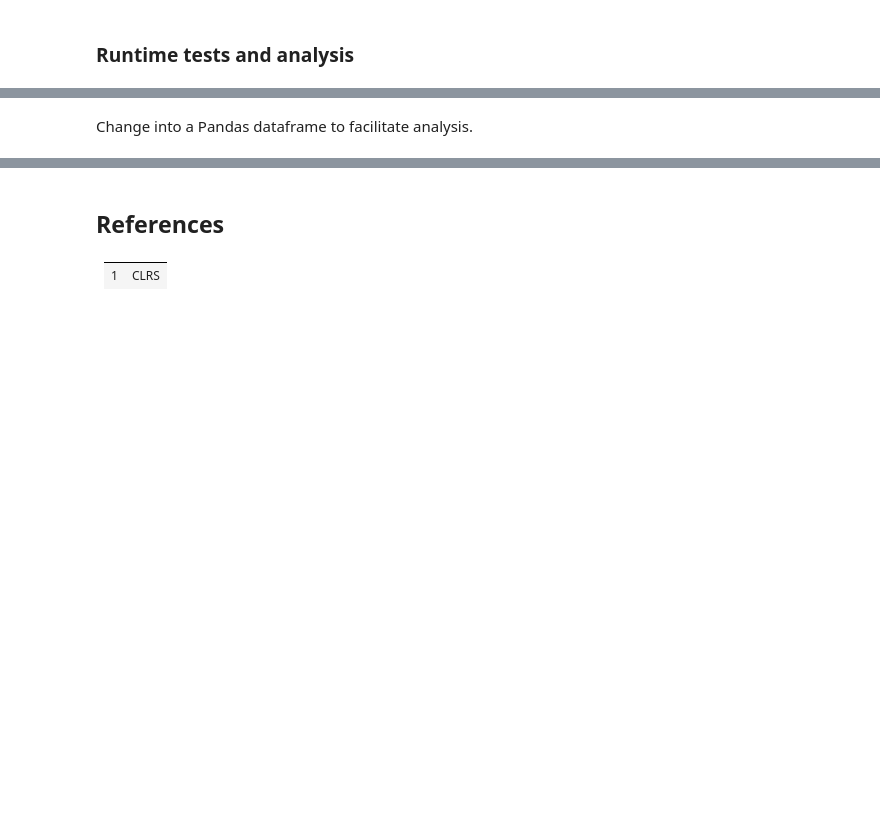
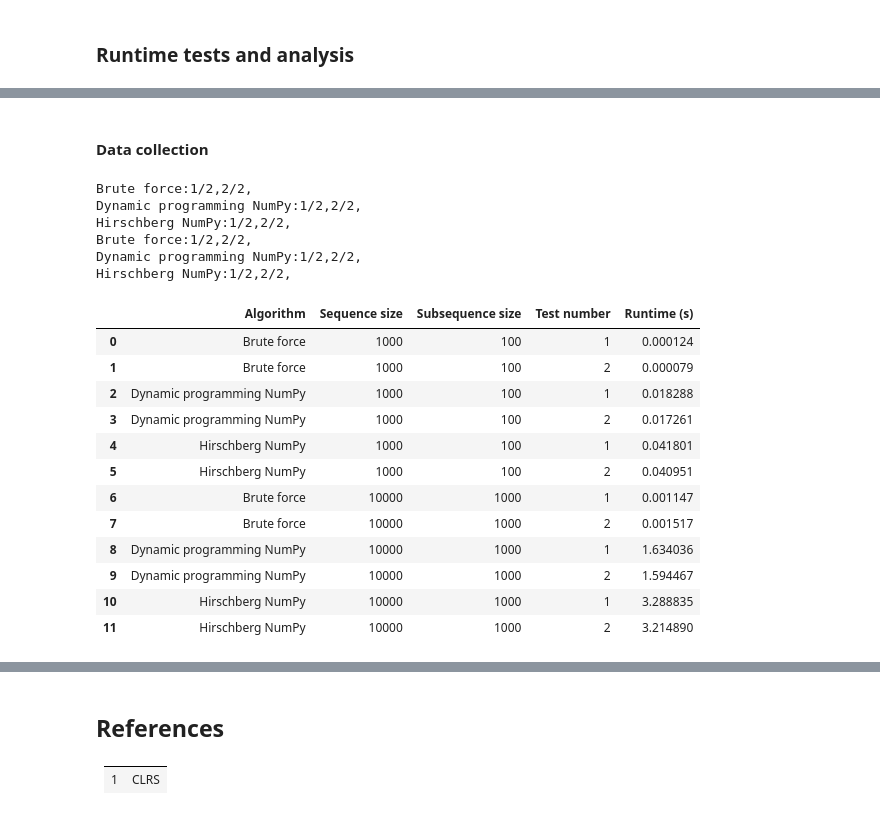
Before and after one commit to fau-masters-collected-works-cgarbin/cot6405-analysis-of-algorithms, a Jupyter notebook: longest-common-subsequence/lcs-experiments.ipynb, the cells around one changed output, grey strips where cells are left out. Saved outputs shown, nothing was run; the diff lists cells and outputs as text; code cells hidden in the pictures; blank space fills up the shorter version.

```diff
--- a/longest-common-subsequence/lcs-experiments.ipynb
+++ b/longest-common-subsequence/lcs-experiments.ipynb
@@ -54,4 +68,11 @@ Get raw test data. This includes all repetitions.Get raw test data. This include
+# %% [markdown]
+#### Data collection
 # %%
-rt_results_raw = metrics.runtime(verbose=1)
+rt_results_raw, rt_results_summary = metrics.runtime(verbose=1)
+# %% [output]
+Brute force:1/2,2/2,
+Dynamic programming NumPy:1/2,2/2,
+Hirschberg NumPy:1/2,2/2,
+Brute force:1/2,2/2,
+Dynamic programming NumPy:1/2,2/2,
+Hirschberg NumPy:1/2,2/2,
-# %% [markdown]
-Change into a Pandas dataframe to facilitate analysis.
@@ -67,0 +79,16 @@ display(rt_results_summary.sort_values(by=['DNA size', 'Runtime (s)']))
+# %%
+display(rt_results_raw)
+# %% [output]
+|  | Algorithm | Sequence size | Subsequence size | Test number | Runtime (s) |
+| 0 | Brute force | 1000 | 100 | 1 | 0.000124 |
+| 1 | Brute force | 1000 | 100 | 2 | 0.000079 |
+| 2 | Dynamic programming NumPy | 1000 | 100 | 1 | 0.018288 |
+| 3 | Dynamic programming NumPy | 1000 | 100 | 2 | 0.017261 |
+| 4 | Hirschberg NumPy | 1000 | 100 | 1 | 0.041801 |
+| 5 | Hirschberg NumPy | 1000 | 100 | 2 | 0.040951 |
+| 6 | Brute force | 10000 | 1000 | 1 | 0.001147 |
+| 7 | Brute force | 10000 | 1000 | 2 | 0.001517 |
+| 8 | Dynamic programming NumPy | 10000 | 1000 | 1 | 1.634036 |
+| 9 | Dynamic programming NumPy | 10000 | 1000 | 2 | 1.594467 |
+| 10 | Hirschberg NumPy | 10000 | 1000 | 1 | 3.288835 |
+| 11 | Hirschberg NumPy | 10000 | 1000 | 2 | 3.214890 |
```
Also changed, not shown: parts of 12 cells of this notebook, 1 other file.
